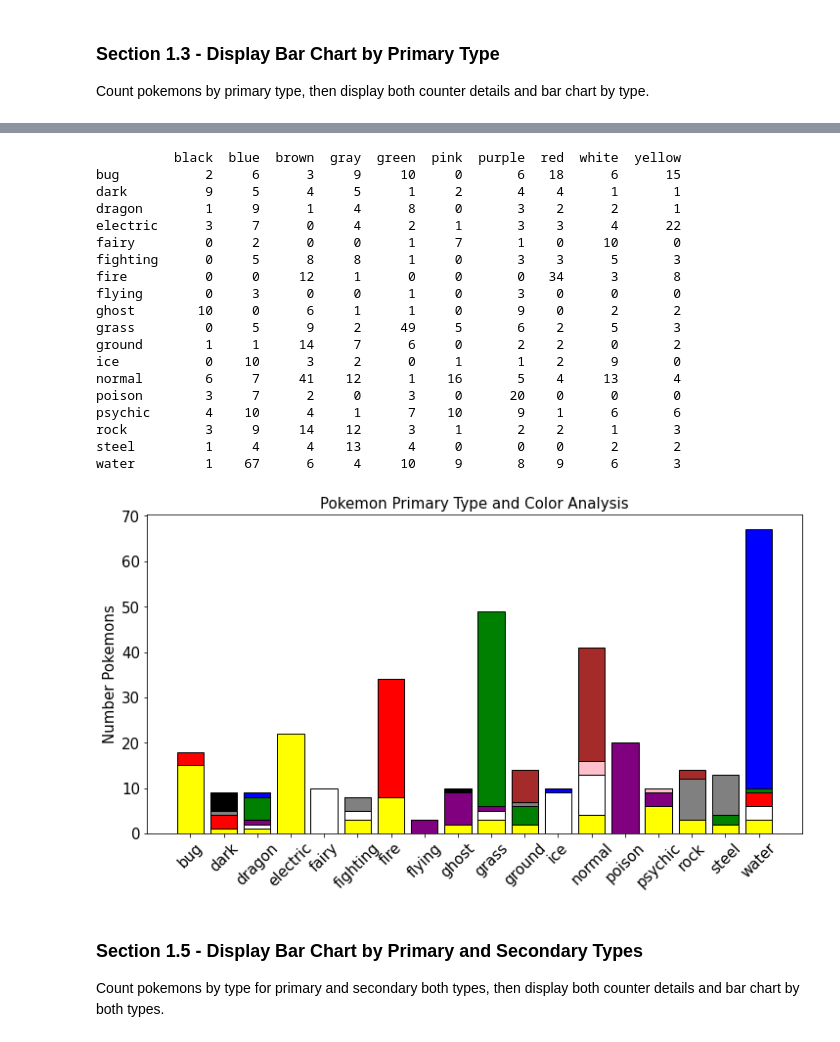
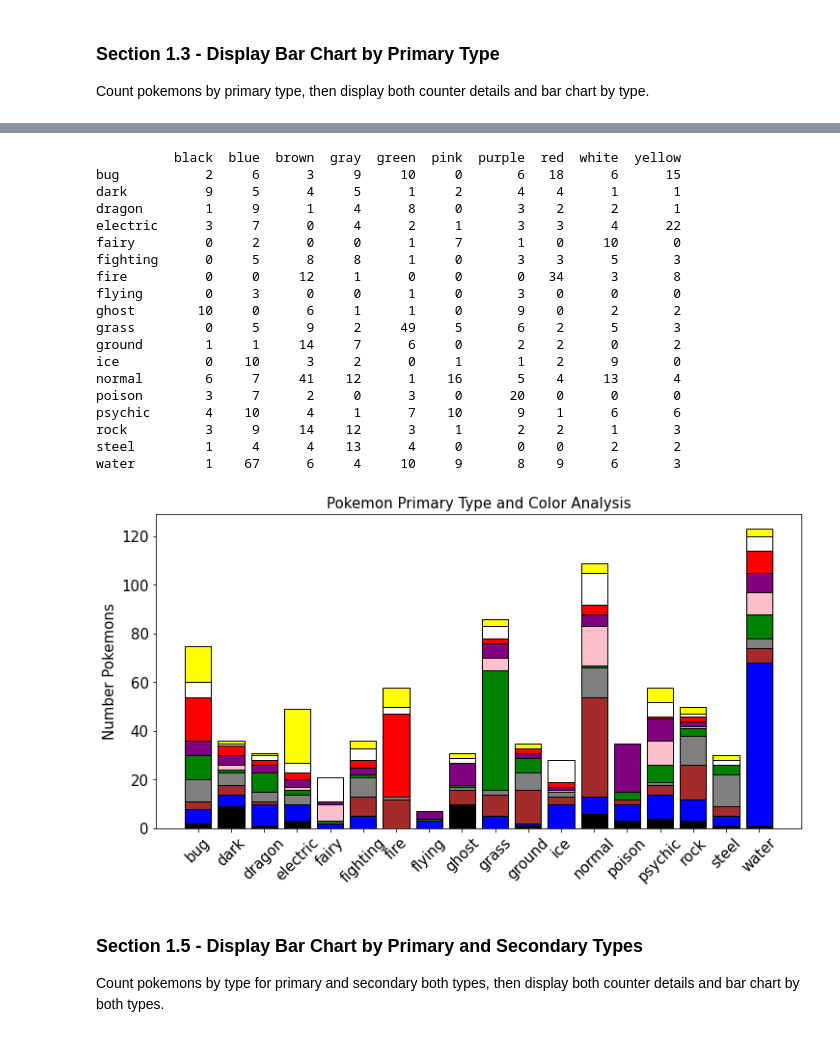
Before and after one commit to Drexel-MS-Y2-DSCI-Group-Projects/dsci521-pokemon-analysis, a Jupyter notebook: basicAnalysis/basicAnalysis.ipynb, the cells around one changed output, grey strips where cells are left out. Drawn from its saved outputs; the diff is of its cells as text; code cells hidden in the pictures.

```diff
--- a/basicAnalysis/basicAnalysis.ipynb
+++ b/basicAnalysis/basicAnalysis.ipynb
@@ -105,4 +121,6 @@ Count pokemons by primary type and color, then display both counter details and
 # %%
+import numpy as np
+
 datas = [[0] * len(colors)] * len(types)
 counters = pd.DataFrame(datas, index = types, columns = colors)
 for i, pokemon in pokemonDf.iterrows():
@@ -110,36 +128,38 @@ for i, pokemon in pokemonDf.iterrows():
 print(counters)
 
 bar_fig = plt.figure(figsize = (12, 6))
+y_offset = np.zeros(len(counters.index))
 for color in colors:
-    plt.bar(counters.index, counters[color], color = color, edgecolor = 'black')
+    plt.bar(counters.index, counters[color], bottom = y_offset, color = color, edgecolor = 'black')
+    y_offset = y_offset + counters[color]
 
 plt.tick_params(labelsize = 15)
 plt.title("Pokemon Primary Type and Color Analysis", fontsize = 15)
 plt.ylabel("Number Pokemons", fontsize = 15)
 plt.xticks(rotation = 45)
 
 plt.show()
 # %% [output]
           black  blue  brown  gray  green  pink  purple  red  white  yellow
 bug           2     6      3     9     10     0       6   18      6      15
 dark          9     5      4     5      1     2       4    4      1       1
 dragon        1     9      1     4      8     0       3    2      2       1
 electric      3     7      0     4      2     1       3    3      4      22
 fairy         0     2      0     0      1     7       1    0     10       0
 fighting      0     5      8     8      1     0       3    3      5       3
 fire          0     0     12     1      0     0       0   34      3       8
 flying        0     3      0     0      1     0       3    0      0       0
 ghost        10     0      6     1      1     0       9    0      2       2
 grass         0     5      9     2     49     5       6    2      5       3
 ground        1     1     14     7      6     0       2    2      0       2
 ice           0    10      3     2      0     1       1    2      9       0
 normal        6     7     41    12      1    16       5    4     13       4
 poison        3     7      2     0      3     0      20    0      0       0
 psychic       4    10      4     1      7    10       9    1      6       6
 rock          3     9     14    12      3     1       2    2      1       3
 steel         1     4      4    13      4     0       0    0      2       2
 water         1    67      6     4     10     9       8    9      6       3
-[figure, old version]
+[figure, new version]
 # %% [markdown]
 ### Section 1.5 - Display Bar Chart by Primary and Secondary Types
 Count pokemons by type for primary and secondary both types, then display both counter details and bar chart by both types.
```
Also changed, not shown: parts of 10 cells of this notebook.
